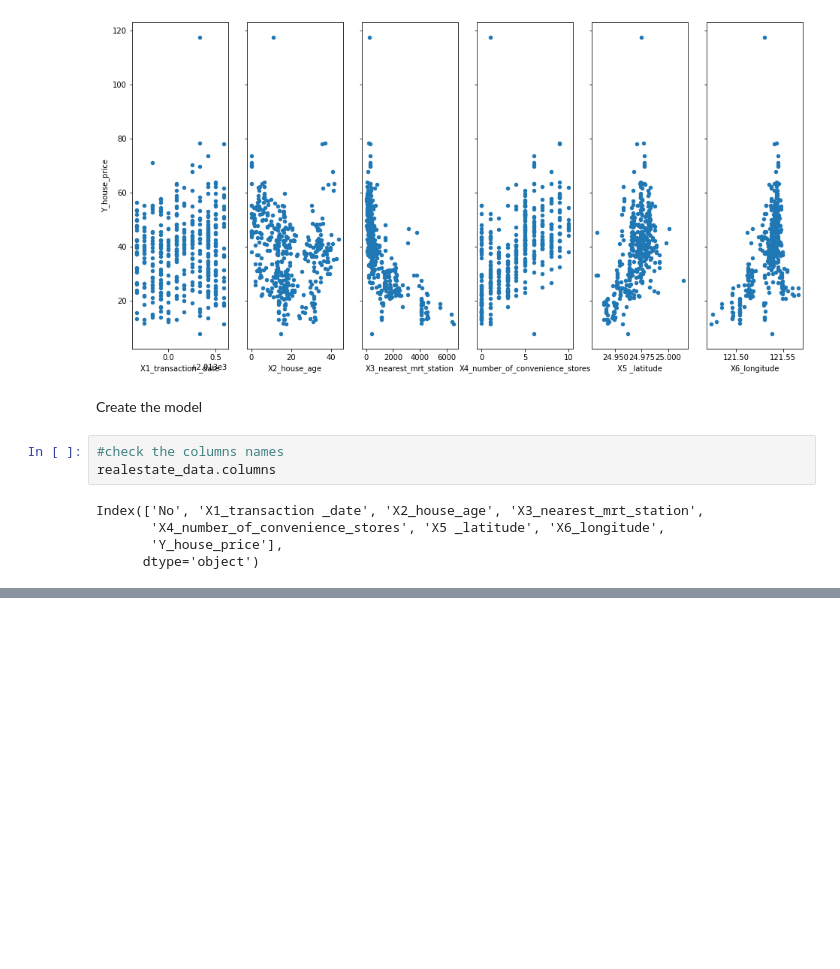
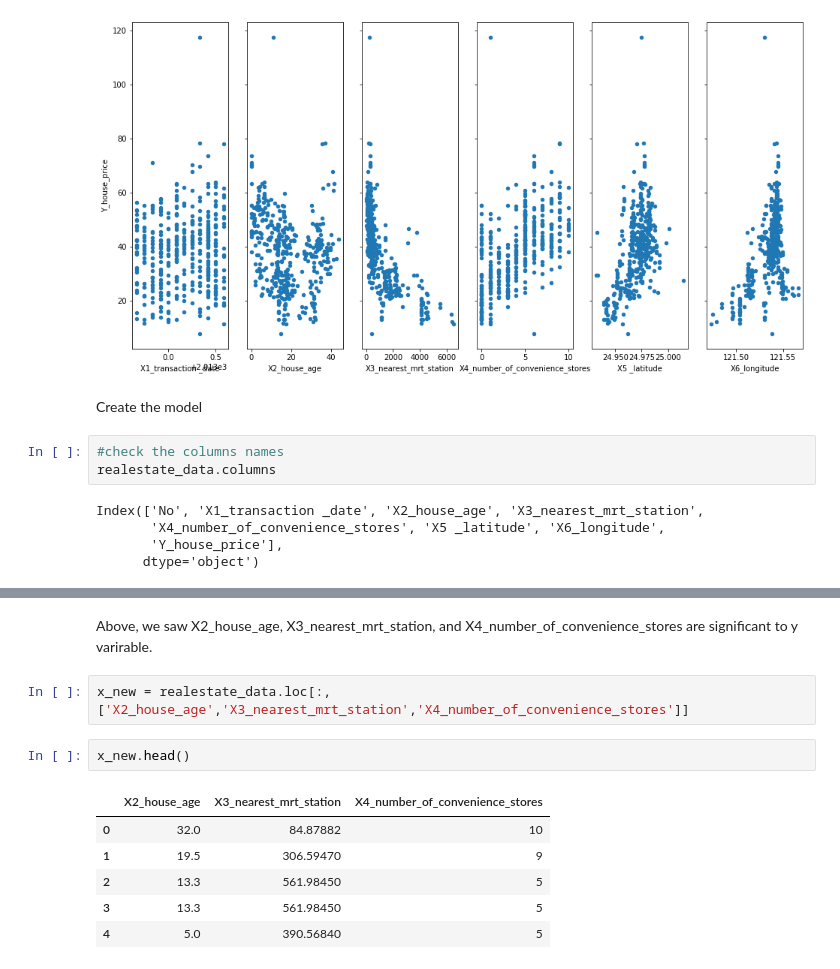
Before and after one commit to Tahan402/DailyPractice, a Jupyter notebook: LG_Real_Estate.ipynb, the cells around one changed output, grey strips where cells are left out. Drawn from its saved outputs; the diff is of its cells as text; blank space fills up the shorter version.

```diff
--- a/LG_Real_Estate.ipynb
+++ b/LG_Real_Estate.ipynb
@@ -160 +160,14 @@ Notes:
 strong multicollinearity or other numerical problems.
+# %% [markdown]
+Above, we saw X2_house_age, X3_nearest_mrt_station, and X4_number_of_convenience_stores are significant to y varirable.
+# %%
+x_new = realestate_data.loc[:,['X2_house_age','X3_nearest_mrt_station','X4_number_of_convenience_stores']]
+# %%
+x_new.head()
+# %% [output]
+|  | X2_house_age | X3_nearest_mrt_station | X4_number_of_convenience_stores |
+| 0 | 32.0 | 84.87882 | 10 |
+| 1 | 19.5 | 306.59470 | 9 |
+| 2 | 13.3 | 561.98450 | 5 |
+| 3 | 13.3 | 561.98450 | 5 |
+| 4 | 5.0 | 390.56840 | 5 |
```
Also changed, not shown: parts of 5 cells of this notebook.
